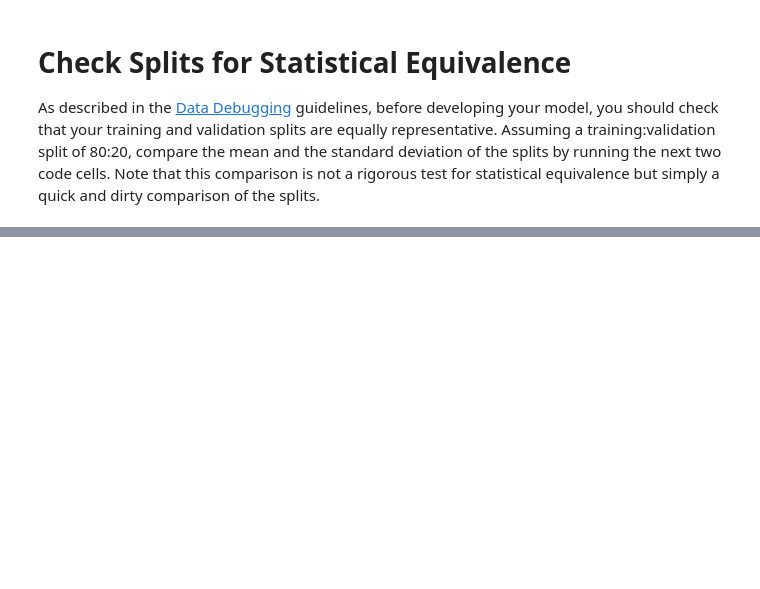
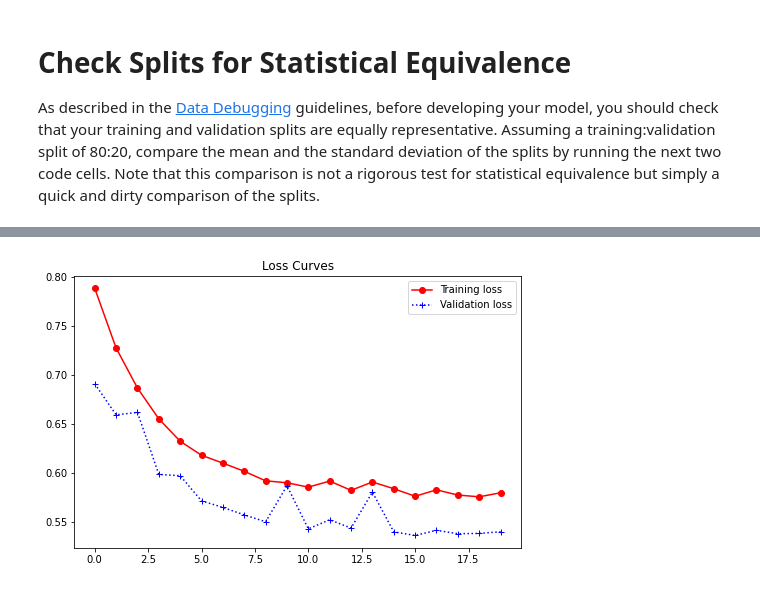
Before and after one commit to fasthill/google-ML-crash-course, a Jupyter notebook: 13. Case Study- Debugging in Regression.ipynb, the cells around one changed output, grey strips where cells are left out. Cells and saved outputs as stored; diff of their text form; code cells hidden in the pictures; blank space fills up the shorter version.

```diff
--- a/13. Case Study- Debugging in Regression.ipynb
+++ b/13. Case Study- Debugging in Regression.ipynb
@@ -274,0 +399,17 @@ As described in the [Data Debugging](https://developers.google.com/machine-learn
+# %%
+# add one more feature
+wineFeatureSelected = wineFeatures[['alcohol', 'volatile acidity']]
+in_dim = wineFeatureSelected.shape[1]
+n_node = in_dim # 처음에는 layer node 수는 특성열 갯수와 동일하게 시작. 후에 결과를 보면서 조정
+
+model = None
+
+model = tf.keras.models.Sequential()
+model.add(tf.keras.layers.Dense(units=n_node, activation='linear', input_dim=in_dim))
+model.add(tf.keras.layers.Dense(1, activation='linear'))
+model.compile(loss='mse', optimizer=tf.keras.optimizers.Adam(learning_rate=0.01))
+trainHistory = model.fit(wineFeatureSelected, wineLabels,
+                         batch_size=100, epochs=20, validation_split=0.2, verbose=0)
+
+showRegressionResults(trainHistory)
+# %% [output]
@@ -274,0 +418 @@ As described in the [Data Debugging](https://developers.google.com/machine-learn
+[figure, added]
```
Also changed, not shown: parts of 29 cells of this notebook.
